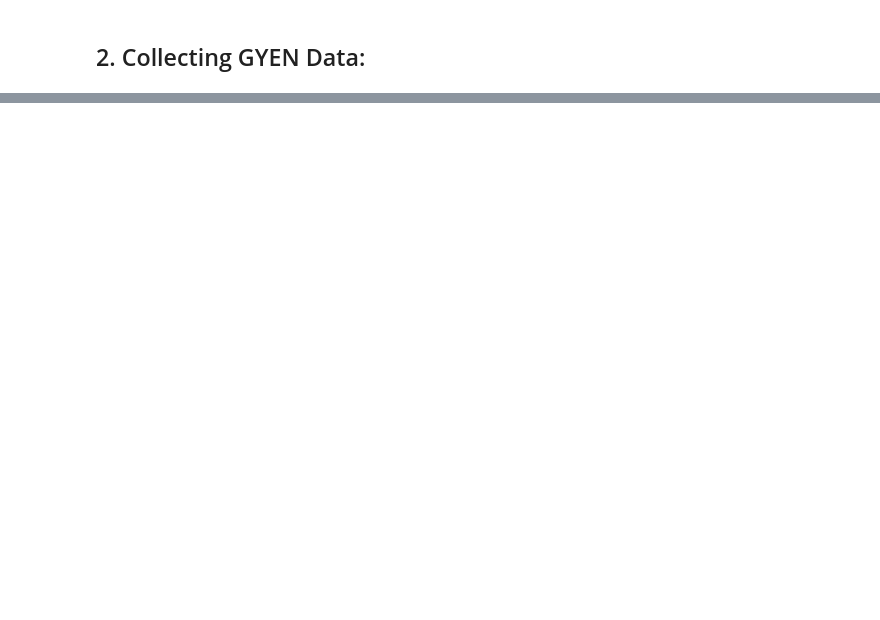
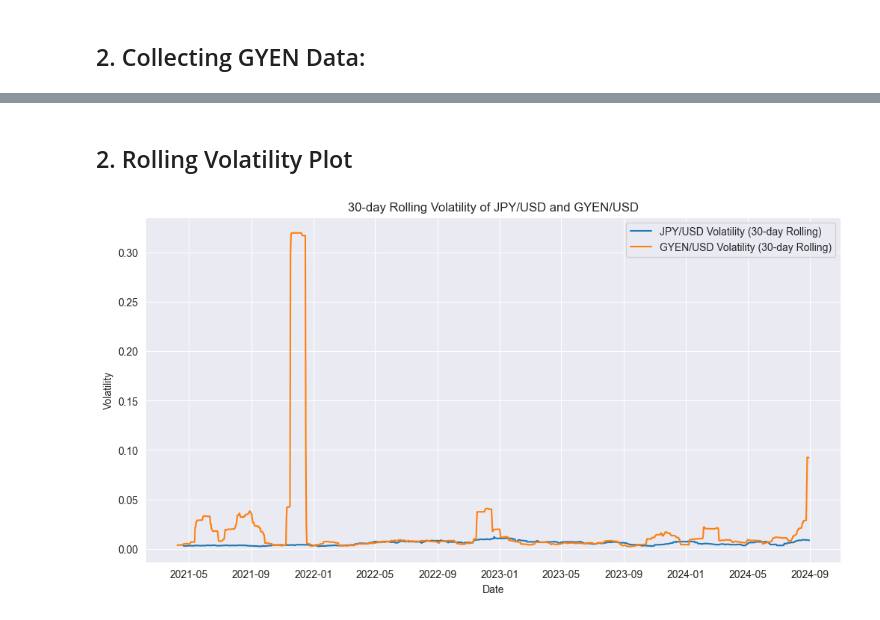
Before and after one commit to joodevs/algo-trader, a Jupyter notebook: gyen-yen-analysis.ipynb, the cells around one changed output, grey strips where cells are left out. Drawn from its saved outputs; the diff is of its cells as text; code cells hidden in the pictures; blank space fills up the shorter version.

```diff
--- a/gyen-yen-analysis.ipynb
+++ b/gyen-yen-analysis.ipynb
@@ -77,0 +118,18 @@ gyen_usd_df.to_csv('GYEN_USD_data.csv')
+# %% [markdown]
+## 2. Rolling Volatility Plot
+# %%
+# Calculate rolling volatility (30-day rolling window)
+jpy_usd['Rolling_Volatility'] = jpy_usd['Close'].pct_change().rolling(window=30).std()
+gyen_usd['Rolling_Volatility'] = gyen_usd['Close'].pct_change().rolling(window=30).std()
+
+# Plot rolling volatility
+plt.figure(figsize=(12, 6))
+plt.plot(jpy_usd.index, jpy_usd['Rolling_Volatility'], label='JPY/USD Volatility (30-day Rolling)')
+plt.plot(gyen_usd.index, gyen_usd['Rolling_Volatility'], label='GYEN/USD Volatility (30-day Rolling)')
+plt.title('30-day Rolling Volatility of JPY/USD and GYEN/USD')
+plt.xlabel('Date')
+plt.ylabel('Volatility')
+plt.legend()
+plt.show()
+# %% [output]
+[figure, added]
```
Also changed, not shown: parts of 14 cells of this notebook, 4 other files.
